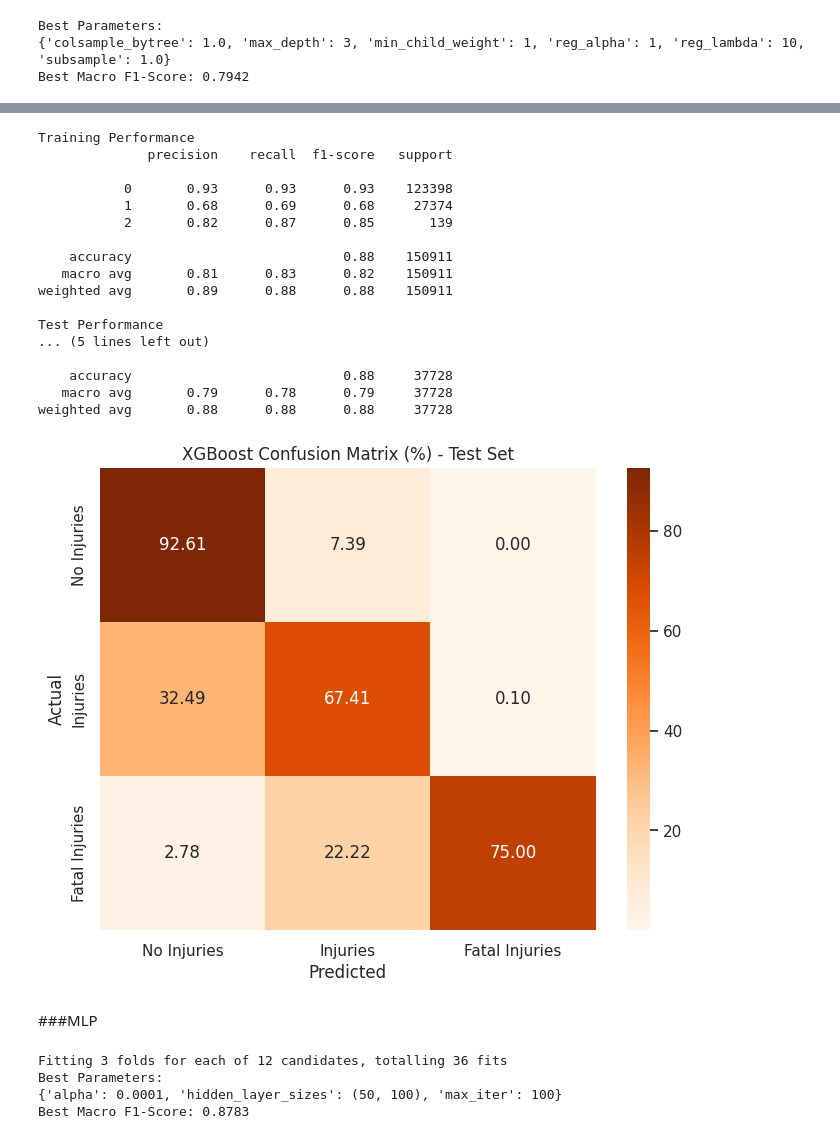
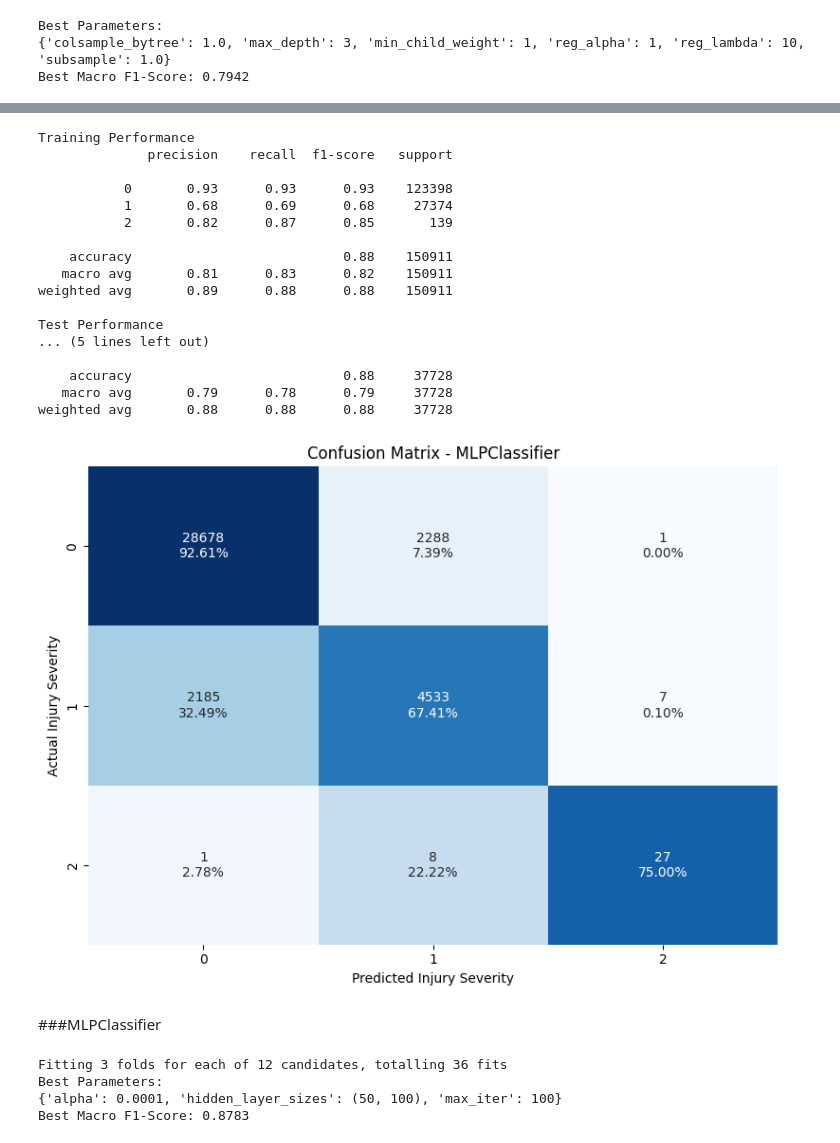
Before and after one commit to caoimhegall/CBS-MachineLearning-Final, a Jupyter notebook: src/ML Final.ipynb, the cells around one changed output, grey strips where cells are left out. Drawn from its saved outputs; the diff is of its cells as text; code cells hidden in the pictures.

```diff
--- a/src/ML Final.ipynb
+++ b/src/ML Final.ipynb
@@ -424,16 +446,23 @@ print("Test Performance")
 print(classification_report(y_test, y_pred_test))
 
 # Confusion Matrix
-cm = confusion_matrix(y_test, y_pred_test, normalize='true')
-labels = ['No Injuries', 'Injuries', 'Fatal Injuries']
+cm = confusion_matrix(y_test, y_pred_test)
+cm_percent = cm.astype('float') / cm.sum(axis=1)[:, np.newaxis] * 100
+
+annot = np.empty_like(cm).astype(str)
+for i in range(cm.shape[0]):
+    for j in range(cm.shape[1]):
+        count = cm[i, j]
+        percent = cm_percent[i, j]
+        annot[i, j] = f"{count}\n{percent:.2f}%"
 
 plt.figure(figsize=(8, 6))
-sns.heatmap(cm * 100, annot=True, fmt='.2f', cmap='Blues',
-            xticklabels=labels, yticklabels=labels)
-plt.xlabel('Predicted')
-plt.ylabel('Actual')
-plt.title('Random Forest Confusion Matrix (%) - Test Set')
+sns.heatmap(cm_percent, annot=annot, fmt='', cmap='Blues', cbar=False)
+plt.xlabel('Predicted Injury Severity')
+plt.ylabel('Actual Injury Severity')
+plt.title('Confusion Matrix - Random Forest')
 plt.show()
+
 
 # Summary
 print(f"Test Accuracy: {accuracy_score(y_test, y_pred_test):.4f}")
@@ -563,41 +587,50 @@ y_test_pred = xgb.predict(X_test)
 
 # Evaluate
 print("Training Performance")
 print(classification_report(y_train, y_train_pred))
 
 print("Test Performance")
 print(classification_report(y_test, y_test_pred))
 
 # Confusion matrix
-cm = confusion_matrix(y_test, y_test_pred, normalize='true')
-labels = ['No Injuries', 'Injuries', 'Fatal Injuries']
+cm = confusion_matrix(y_test, y_test_pred)
+cm_percent = cm.astype('float') / cm.sum(axis=1)[:, np.newaxis] * 100
 
+#annotations with count and percentage
+annot = np.empty_like(cm).astype(str)
+for i in range(cm.shape[0]):
+    for j in range(cm.shape[1]):
+        count = cm[i, j]
+        percent = cm_percent[i, j]
+        annot[i, j] = f"{count}\n{percent:.2f}%"
+
+#heatmap
 plt.figure(figsize=(8, 6))
-sns.heatmap(cm * 100, annot=True, fmt='.2f', cmap='Oranges',
-            xticklabels=labels, yticklabels=labels)
-plt.xlabel('Predicted')
-plt.ylabel('Actual')
-plt.title('XGBoost Confusion Matrix (%) - Test Set')
+sns.heatmap(cm_percent, annot=annot, fmt='', cmap='Blues', cbar=False)
+plt.xlabel("Predicted Injury Severity")
+plt.ylabel("Actual Injury Severity")
+plt.title("Confusion Matrix - MLPClassifier")
+plt.tight_layout()
 plt.show()
 # %% [output]
 Training Performance
               precision    recall  f1-score   support
 
            0       0.93      0.93      0.93    123398
            1       0.68      0.69      0.68     27374
            2       0.82      0.87      0.85       139
 
     accuracy                           0.88    150911
    macro avg       0.81      0.83      0.82    150911
 weighted avg       0.89      0.88      0.88    150911
 
 Test Performance
 ... (5 lines left out)
 
     accuracy                           0.88     37728
    macro avg       0.79      0.78      0.79     37728
 weighted avg       0.88      0.88      0.88     37728
-[figure, old version]
+[figure, new version]
 # %% [markdown]
-###MLP
+###MLPClassifier
 # %%
```
Also changed, not shown: parts of 12 cells of this notebook, 1 other file.
